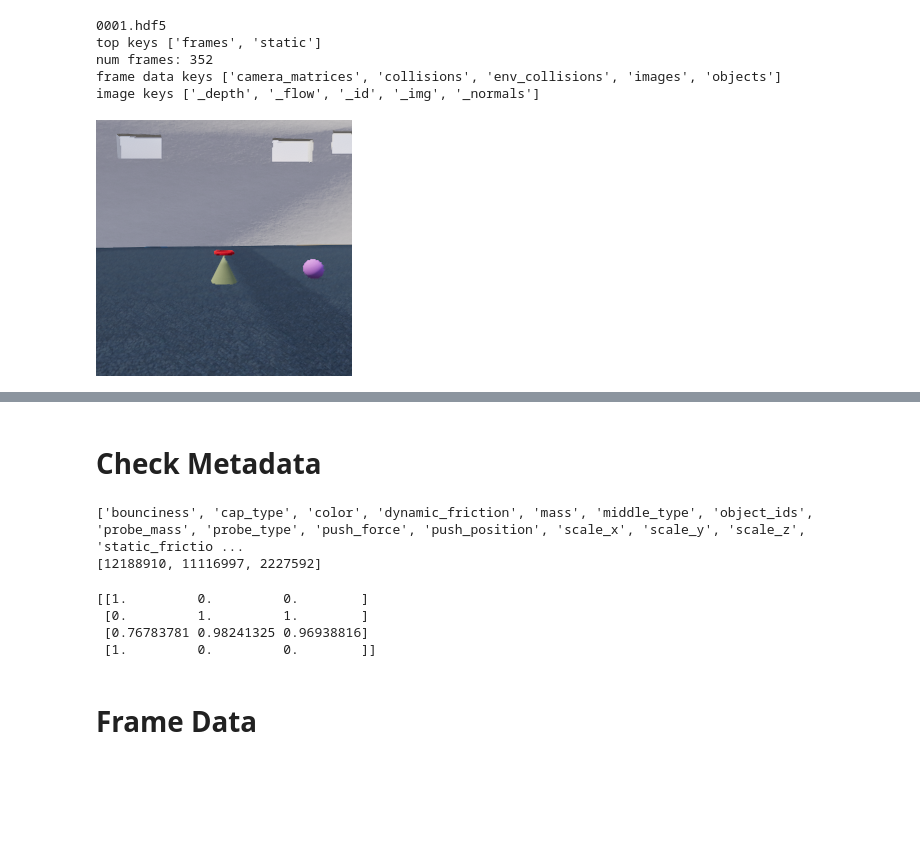
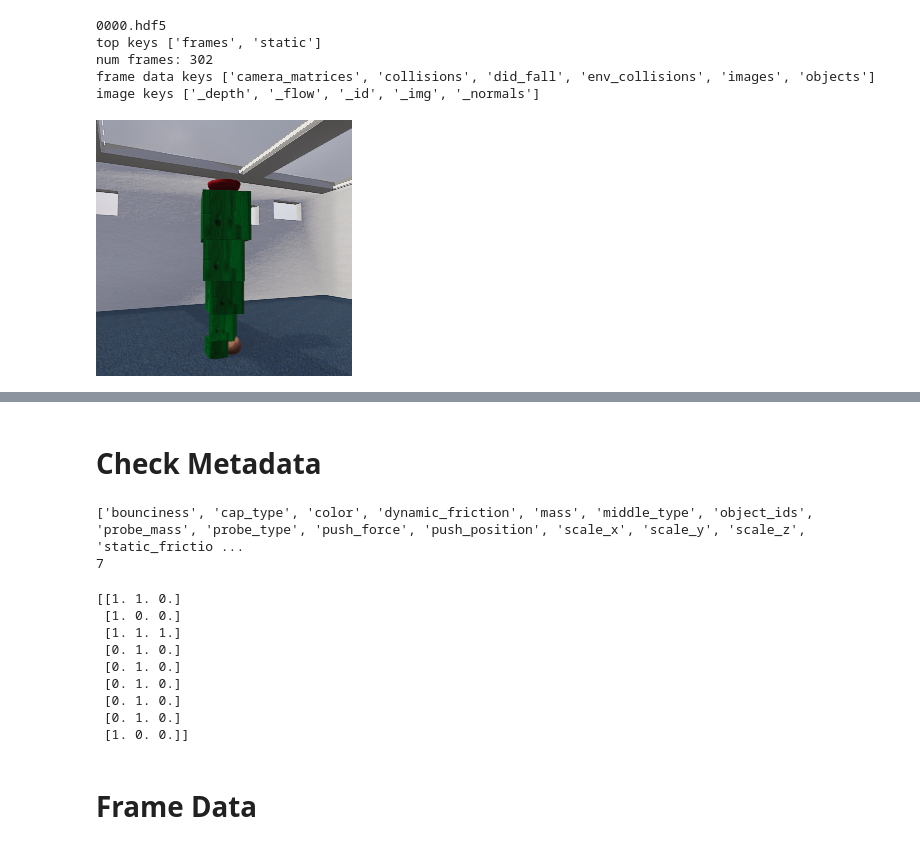
Before and after one commit to alters-mit/tdw_physics, a Jupyter notebook: notebooks/Dominoes_db011921.ipynb, the cells around one changed output, grey strips where cells are left out. Cells and saved outputs as stored; diff of their text form; code cells hidden in the pictures; blank space fills up the shorter version.

```diff
--- a/notebooks/Dominoes_db011921.ipynb
+++ b/notebooks/Dominoes_db011921.ipynb
@@ -9,7 +9,7 @@ import io
 import pickle
 from collections import OrderedDict
 # %%
-dirstem = os.path.join(os.path.expanduser('~'), 'neuroailab', 'trials', 'tcon_*')
+dirstem = os.path.join(os.path.expanduser('~'), 'neuroailab', 'trials', 'nsf', 'wtow_*')
 trials = sorted(glob.glob(dirstem), key=lambda t: int(t.split('_')[-1]))
 trials = {int(trial.split('_')[-1]): trial for trial in trials}
 trials
@@ -23,29 +34,29 @@ trials
 # %%
-TDW_DIR = trials[1]
-TNUM = 1
+TDW_DIR = trials[21]
+TNUM = 0
 FILE = "%04d.hdf5" % TNUM
 print(FILE)
-view_frame = 0
+view_frame = 10
 f = h5py.File(os.path.join(TDW_DIR, FILE))
 
 # print the data structure
 print("top keys", [k for k in f.keys()])
 frames = f['frames']
 n_frames = len([k for k in frames.keys()])
 print("num frames: {}".format(n_frames))
 view_frame = np.minimum(view_frame, n_frames - 1)
 frame = frames["%04d" % (view_frame)]
 print("frame data keys", [k for k in frame.keys()])
 img = frame['images']
 print("image keys", [k for k in img.keys()])
 _img = Image.open(io.BytesIO(img["_img"][:]))
 _img
 # %% [output]
-0001.hdf5
+0000.hdf5
 top keys ['frames', 'static']
-num frames: 352
-frame data keys ['camera_matrices', 'collisions', 'env_collisions', 'images', 'objects']
+num frames: 302
+frame data keys ['camera_matrices', 'collisions', 'did_fall', 'env_collisions', 'images', 'objects']
 image keys ['_depth', '_flow', '_id', '_img', '_normals']
-[figure, old version]
+[figure, new version]
 # %%
 %matplotlib nbagg
@@ -95,19 +106,24 @@ skeys = [k for k in f['static'].keys()]
 print(skeys)
 
 obj_ids = [oid for oid in f['static']['object_ids']]
-print(obj_ids)
+print(len(obj_ids))
 # %% [output]
 ['bounciness', 'cap_type', 'color', 'dynamic_friction', 'mass', 'middle_type', 'object_ids', 'probe_mass', 'probe_type', 'push_force', 'push_position', 'scale_x', 'scale_y', 'scale_z', 'static_frictio ...
-[12188910, 11116997, 2227592]
+7
 # %%
 key = 'color'
 meta = f['static'][key]
 print(np.array(meta))
 # %% [output]
-[[1.         0.         0.        ]
- [0.         1.         1.        ]
- [0.76783781 0.98241325 0.96938816]
- [1.         0.         0.        ]]
+[[1. 1. 0.]
+ [1. 0. 0.]
+ [1. 1. 1.]
+ [0. 1. 0.]
+ [0. 1. 0.]
+ [0. 1. 0.]
+ [0. 1. 0.]
+ [0. 1. 0.]
+ [1. 0. 0.]]
 # %% [markdown]
 # Frame Data
 # %%
```
Also changed, not shown: parts of 4 cells of this notebook, 1 other file.
